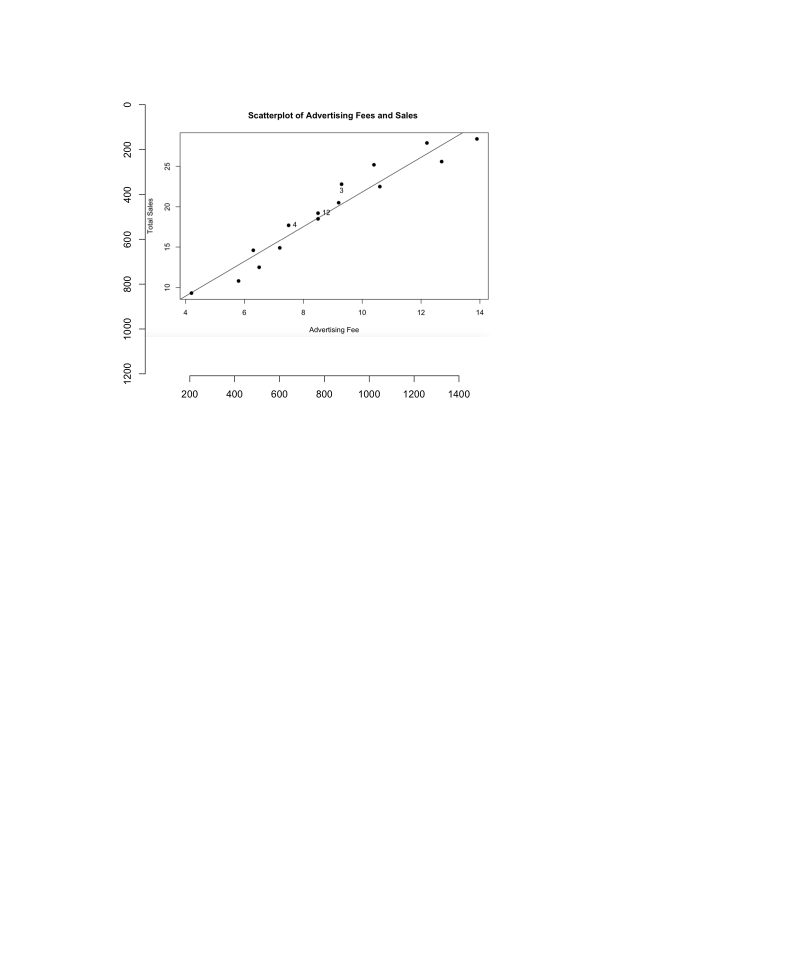
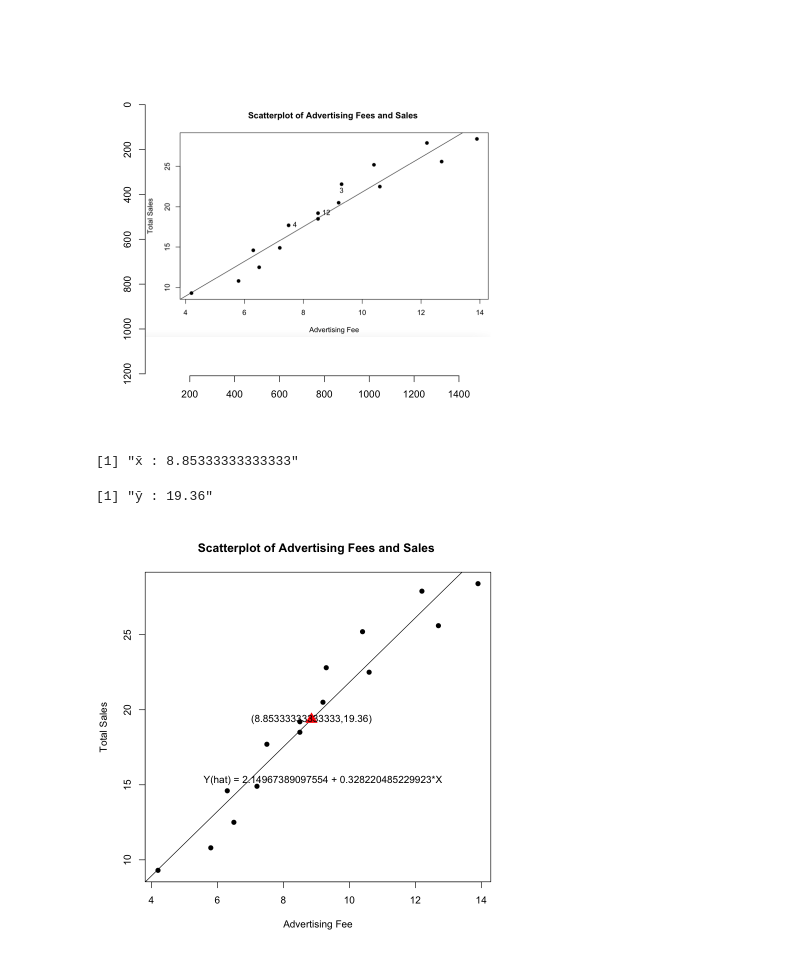
Before and after one commit to kukaro/KNOU-REGRESSION-MODEL, a Jupyter notebook: ch3/1.review.ipynb, the cells around one changed output. Drawn from its saved outputs; the diff is of its cells as text; code cells hidden in the pictures; blank space fills up the shorter version.

```diff
--- a/ch3/1.review.ipynb
+++ b/ch3/1.review.ipynb
@@ -101,0 +120,27 @@ plot(load.image('./img/01.png'))
+# %%
+xbar <- mean(market$X)
+ybar <- mean(market$Y)
+paste0('x̄ : ', xbar)
+paste0('ȳ : ', ybar)
+# %% [output]
+[1] "x̄ : 8.85333333333333"
+[1] "ȳ : 19.36"
+# %%
+plot(market$X, market$Y, xlab='Advertising Fee', ylab='Total Sales', pch=19)
+title("Scatterplot of Advertising Fees and Sales ")
+abline(market.lm)
+points(xbar, ybar, pch=17, cex=2.0, col='RED')
+text(xbar, ybar, paste0('(', xbar, ',', ybar, ')'))
+fx <- paste0('Y(hat) = ',β0,' + ',β1,'*X')
+# 아래코드는 R studio에서만 동작(pycharm에서 동작안함)
+# text(locator(1), fx)
+# 그래서 그냥 랜덤으로 좌표찍어서 출력하게 변형시켰습니다.
+x.min <- min(market$X)
+x.max <- max(market$X)
+y.min <- min(market$Y)
+y.max <- max(market$Y)
+x.pos <- sample(x=x.min:x.max, size=1)[1]
+y.pos <- sample(x=y.min:y.max, size=1)[1]
+text(x.pos, y.pos, fx)
+# %% [output]
+[figure, added]
```
Also changed, not shown: parts of 10 cells of this notebook, 3 other files.
